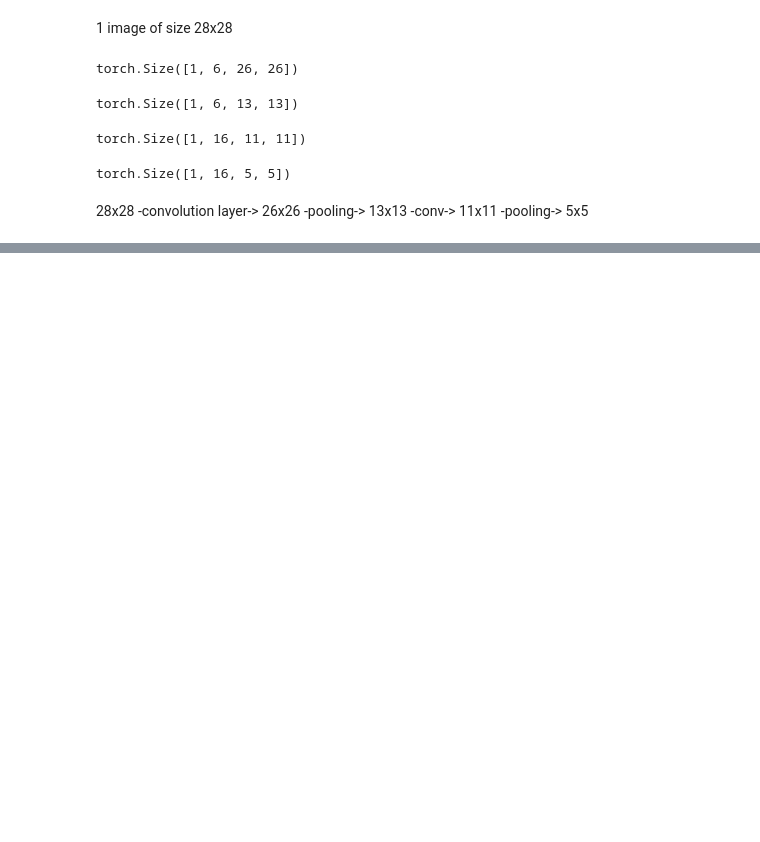
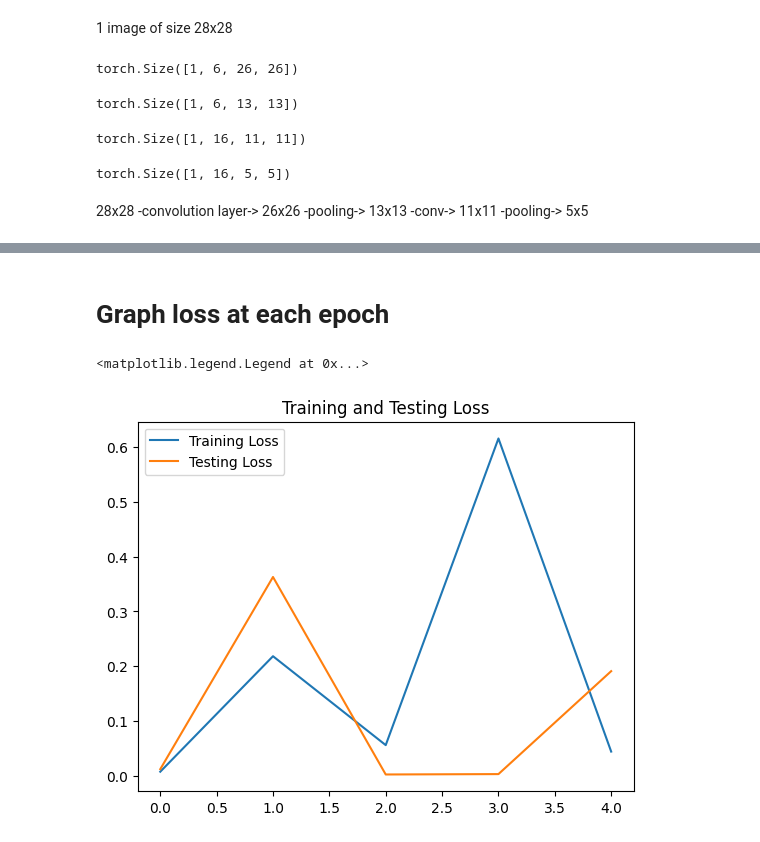
Before and after one commit to shirish-baral/deep-learning, a Jupyter notebook: CNN_MNIST_data.ipynb, the cells around one changed output, grey strips where cells are left out. Drawn from its saved outputs; the diff is of its cells as text; code cells hidden in the pictures; blank space fills up the shorter version.

Commit message:
Created a model

```diff
--- a/CNN_MNIST_data.ipynb
+++ b/CNN_MNIST_data.ipynb
@@ -111,0 +145,5 @@ torch.Size([1, 16, 5, 5])
+# %%
+# Let's check model
+torch.manual_seed(101)
+model = ConvolutionalNetwork()
+model
@@ -111,0 +158,5 @@ torch.Size([1, 16, 5, 5])
+# %%
+# Loss Function Optimizer
+criterion = nn.CrossEntropyLoss()
+optimizer = torch.optim.Adam(model.parameters(), lr=0.01)
+#smaller learning rate takes longer time
@@ -111,0 +236,12 @@ torch.Size([1, 16, 5, 5])
+# %% [markdown]
+# **Graph loss at each epoch**
+# %%
+# train_losses = [t1.item() for t1 in train_losses] # Removed redundant line
+
+plt.plot(train_losses, label='Training Loss')
+plt.plot(test_losses, label='Testing Loss')
+plt.title('Training and Testing Loss')
+plt.legend()
+# %% [output]
+<matplotlib.legend.Legend at 0x...>
+[figure, added]
```
Also changed, not shown: parts of 11 cells of this notebook.
